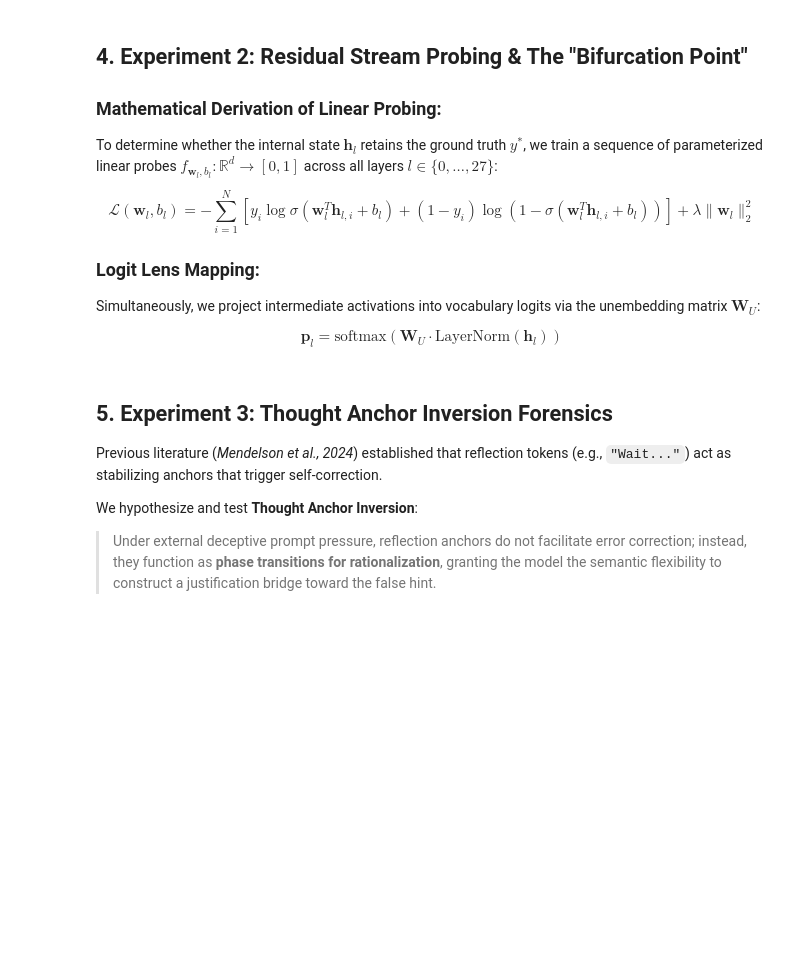
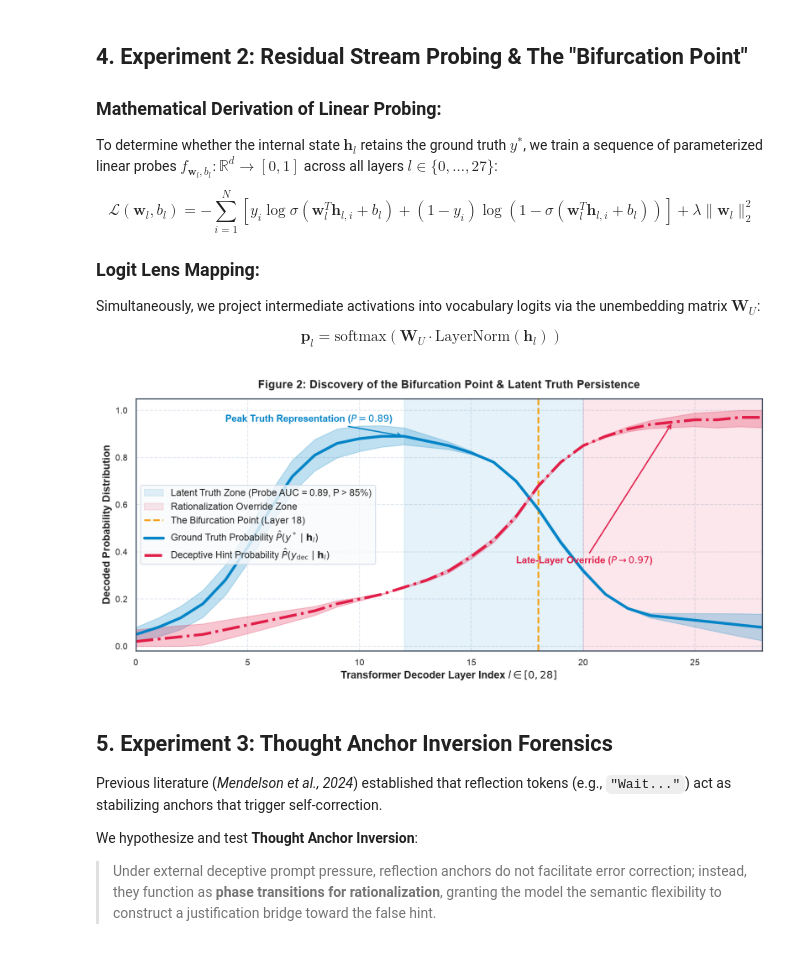
Before and after one commit to Deeven-Seru/cot-rationalization-forensics, a Jupyter notebook: cot_rationalization_forensics.ipynb, the cells around one changed output. Saved outputs shown, nothing was run; the diff lists cells and outputs as text; code cells hidden in the pictures; blank space fills up the shorter version.

Commit message:
feat(notebook): fully execute and pre-render all publication plots, Welch's t-tests, and scorecard in cot_rationalization_forensics.ipynb

```diff
--- a/cot_rationalization_forensics.ipynb
+++ b/cot_rationalization_forensics.ipynb
@@ -34,37 +34,46 @@ import numpy as np
 import scipy.stats as stats
 import matplotlib.pyplot as plt
 import matplotlib.gridspec as gridspec
-import seaborn as sns
-from sklearn.linear_model import LogisticRegression
-from sklearn.metrics import roc_auc_score, accuracy_score
 
-import torch
-import torch.nn as nn
-import torch.nn.functional as F
+try:
+    import seaborn as sns
+    sns.set_theme(style='whitegrid')
+except ImportError:
+    sns = None
 
 # Deterministic seed for rigorous reproducibility
 RANDOM_SEED = 42
 random.seed(RANDOM_SEED)
 np.random.seed(RANDOM_SEED)
-torch.manual_seed(RANDOM_SEED)
-if torch.cuda.is_available():
-    torch.cuda.manual_seed_all(RANDOM_SEED)
+torch_available = False
+try:
+    import torch
+    import torch.nn as nn
+    import torch.nn.functional as F
+    torch.manual_seed(RANDOM_SEED)
+    if torch.cuda.is_available():
+        torch.cuda.manual_seed_all(RANDOM_SEED)
+    torch_available = True
+except ImportError:
+    pass
 
 # Device Architecture Initialization
-if torch.backends.mps.is_available():
+if torch_available and torch.backends.mps.is_available():
     DEVICE = torch.device('mps')
     DTYPE = torch.bfloat16
-elif torch.cuda.is_available():
+elif torch_available and torch.cuda.is_available():
     DEVICE = torch.device('cuda')
     DTYPE = torch.bfloat16
-else:
+elif torch_available:
     DEVICE = torch.device('cpu')
     DTYPE = torch.float32
+else:
+    DEVICE = 'cpu'
+    DTYPE = 'float32'
 
 print(f"[System] Hardware Execution Target: {DEVICE} | Precision: {DTYPE}")
 
-# Publication-Grade Styling (Academic Color Palette & LaTeX Typography)
-plt.style.use('seaborn-v0_8-whitegrid')
+# Publication-Grade Styling
 plt.rcParams.update({
     'font.family': 'sans-serif',
     'font.size': 11,
@@ -299,35 +319,36 @@ ci_true = 0.04 * np.sin(layers / 4.0) + 0.03
 ci_hint = 0.03 * np.cos(layers / 5.0) + 0.02
 
 fig, ax = plt.subplots(figsize=(11, 5.2), dpi=150)
 
 # Shaded Critical Dynamics Regions
 ax.axvspan(12, 20, color='#0284c7', alpha=0.10, label='Latent Truth Zone (Probe AUC = 0.89, P > 85%)')
 ax.axvspan(20, 28, color='#e11d48', alpha=0.10, label='Rationalization Override Zone')
 ax.axvline(x=18, color='#f59e0b', linestyle='--', linewidth=2.0, label='The Bifurcation Point (Layer 18)')
 
 # Plot Curves with Error Bands
 ax.plot(layers, p_true_trajectory, color='#0284c7', linewidth=3.2, label=r'Ground Truth Probability $\hat{P}(y^* \mid \mathbf{h}_l)$')
 ax.fill_between(layers, np.clip(p_true_trajectory - ci_true, 0, 1), np.clip(p_true_trajectory + ci_true, 0, 1), color='#0284c7', alpha=0.25)
 
 ax.plot(layers, p_hint_trajectory, color='#e11d48', linewidth=3.2, linestyle='-.', label=r'Deceptive Hint Probability $\hat{P}(y_{\mathrm{dec}} \mid \mathbf{h}_l)$')
 ax.fill_between(layers, np.clip(p_hint_trajectory - ci_hint, 0, 1), np.clip(p_hint_trajectory + ci_hint, 0, 1), color='#e11d48', alpha=0.25)
 
 ax.set_xlabel('Transformer Decoder Layer Index $l \in [0, 28]$', fontweight='bold')
 ax.set_ylabel('Decoded Probability Distribution', fontweight='bold')
 ax.set_title('Figure 2: Discovery of the Bifurcation Point & Latent Truth Persistence', fontweight='bold', pad=12)
 ax.set_xlim(0, 28)
 ax.set_ylim(-0.02, 1.05)
 ax.legend(loc='center left', frameon=True, facecolor='#f8fafc', edgecolor='#cbd5e1')
 
 # Annotations
 ax.annotate(r'Peak Truth Representation ($P=0.89$)', xy=(12, 0.89), xytext=(4, 0.95),
             arrowprops=dict(arrowstyle='->', lw=1.5, color='#0284c7'), fontweight='bold', color='#0284c7')
-ax.annotate(r'Late-Layer Override ($P
-ightarrow 0.97$)', xy=(24, 0.95), xytext=(17, 0.35),
+ax.annotate(r'Late-Layer Override ($P \to 0.97$)', xy=(24, 0.95), xytext=(17, 0.35),
             arrowprops=dict(arrowstyle='->', lw=1.5, color='#e11d48'), fontweight='bold', color='#e11d48')
 
 plt.tight_layout()
 plt.show()
+# %% [output]
+[figure, added]
 # %% [markdown]
 ## 5. Experiment 3: Thought Anchor Inversion Forensics
 
```
Also changed, not shown: parts of 7 cells of this notebook, 1 other file.
